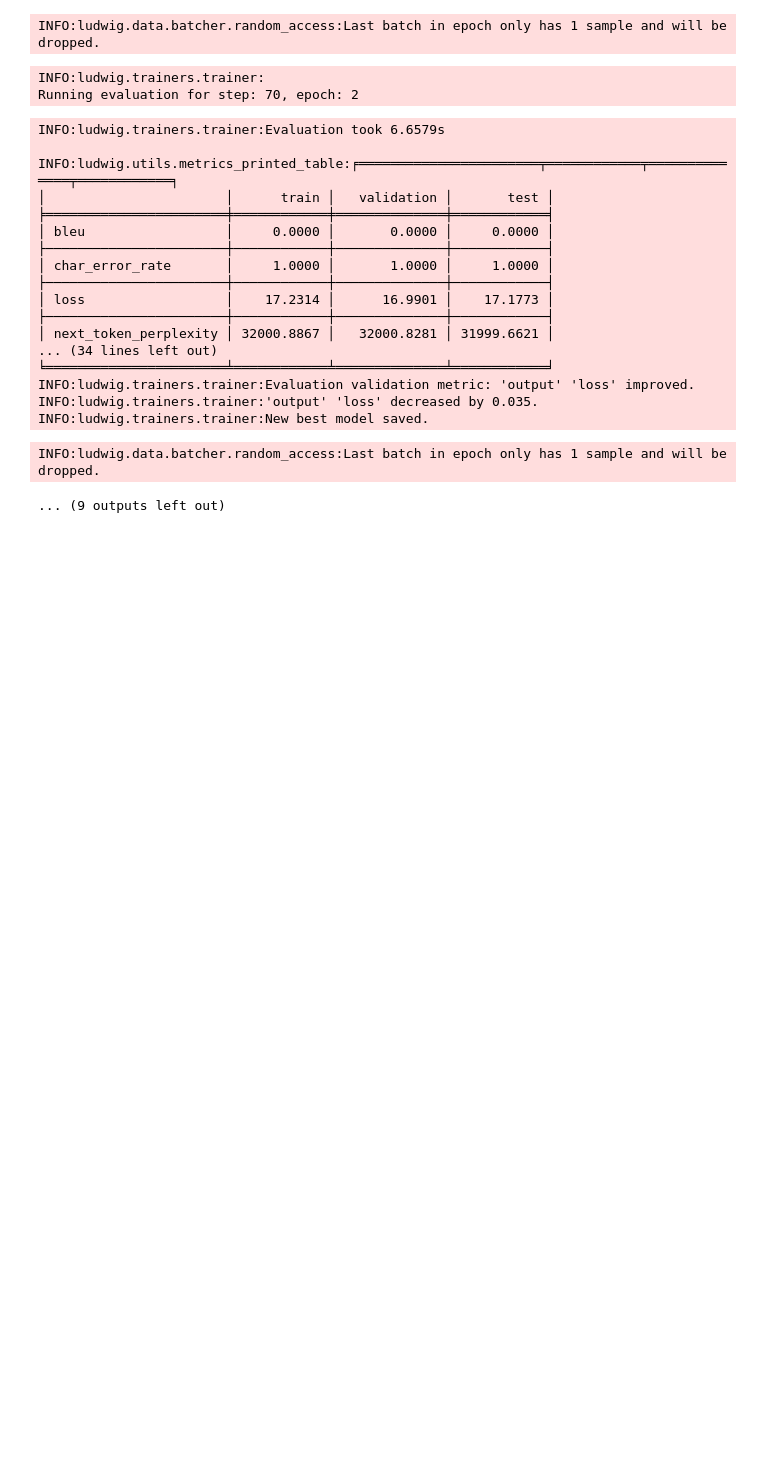
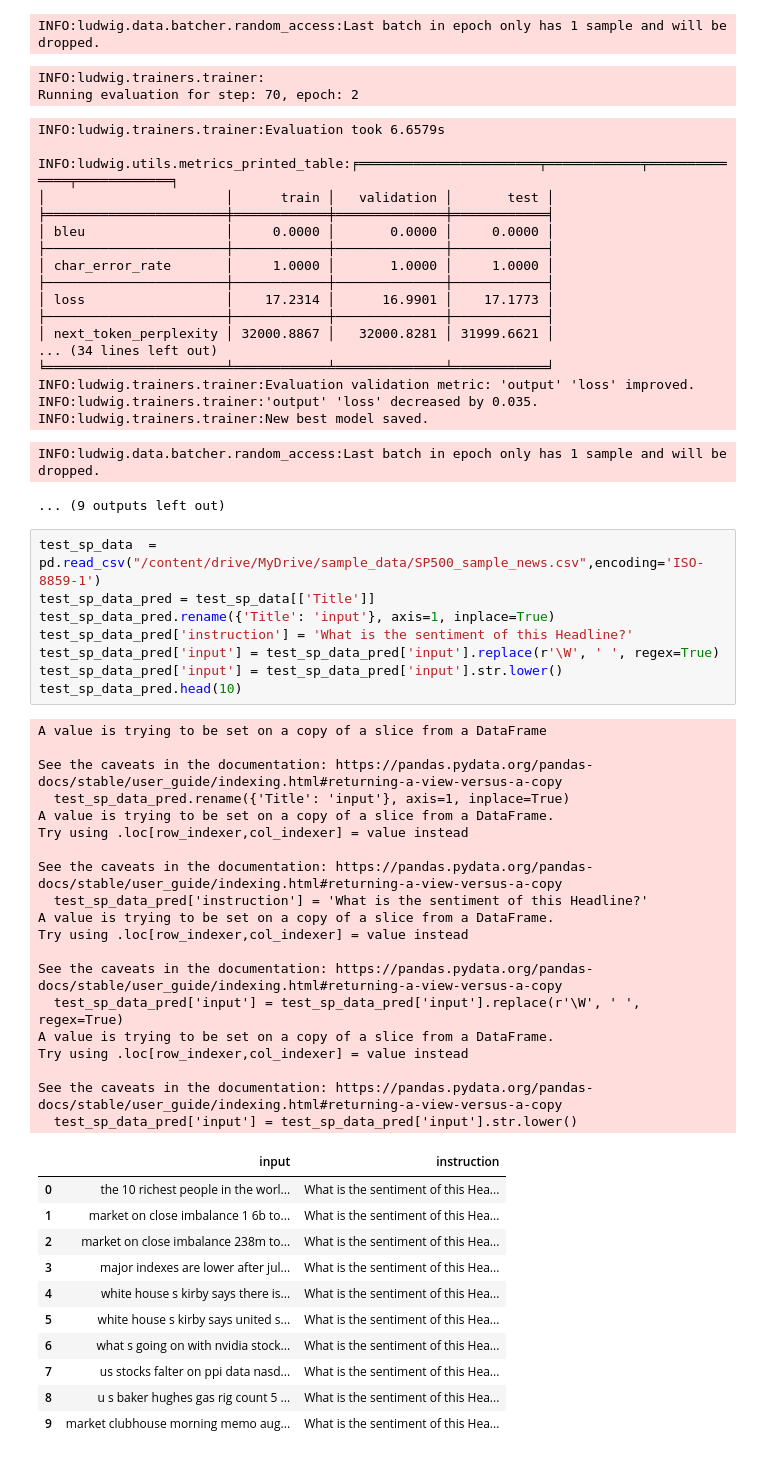
Before and after one commit to vikrammitra/prometheus, a Jupyter notebook: TestPEFTLoraLudwig.ipynb, the cells around one changed output. Saved outputs shown, nothing was run; the diff lists cells and outputs as text; blank space fills up the shorter version.

```diff
--- a/TestPEFTLoraLudwig.ipynb
+++ b/TestPEFTLoraLudwig.ipynb
@@ -257,3 +257,42 @@ INFO:ludwig.trainers.trainer:'output' 'loss' decreased by 0.035.
 INFO:ludwig.trainers.trainer:New best model saved.
 INFO:ludwig.data.batcher.random_access:Last batch in epoch only has 1 sample and will be dropped.
 ... (9 outputs left out)
+# %%
+test_sp_data  = pd.read_csv("/content/drive/MyDrive/sample_data/SP500_sample_news.csv",encoding='ISO-8859-1')
+test_sp_data_pred = test_sp_data[['Title']]
+test_sp_data_pred.rename({'Title': 'input'}, axis=1, inplace=True)
+test_sp_data_pred['instruction'] = 'What is the sentiment of this Headline?'
+test_sp_data_pred['input'] = test_sp_data_pred['input'].replace(r'\W', ' ', regex=True)
+test_sp_data_pred['input'] = test_sp_data_pred['input'].str.lower()
+test_sp_data_pred.head(10)
+# %% [output]
+A value is trying to be set on a copy of a slice from a DataFrame
+
+See the caveats in the documentation: https://pandas.pydata.org/pandas-docs/stable/user_guide/indexing.html#returning-a-view-versus-a-copy
+  test_sp_data_pred.rename({'Title': 'input'}, axis=1, inplace=True)
+A value is trying to be set on a copy of a slice from a DataFrame.
+Try using .loc[row_indexer,col_indexer] = value instead
+
+See the caveats in the documentation: https://pandas.pydata.org/pandas-docs/stable/user_guide/indexing.html#returning-a-view-versus-a-copy
+  test_sp_data_pred['instruction'] = 'What is the sentiment of this Headline?'
+A value is trying to be set on a copy of a slice from a DataFrame.
+Try using .loc[row_indexer,col_indexer] = value instead
+
+See the caveats in the documentation: https://pandas.pydata.org/pandas-docs/stable/user_guide/indexing.html#returning-a-view-versus-a-copy
+  test_sp_data_pred['input'] = test_sp_data_pred['input'].replace(r'\W', ' ', regex=True)
+A value is trying to be set on a copy of a slice from a DataFrame.
+Try using .loc[row_indexer,col_indexer] = value instead
+
+See the caveats in the documentation: https://pandas.pydata.org/pandas-docs/stable/user_guide/indexing.html#returning-a-view-versus-a-copy
+  test_sp_data_pred['input'] = test_sp_data_pred['input'].str.lower()
+|  | input | instruction |
+| 0 | the 10 richest people in the worl... | What is the sentiment of this Hea... |
+| 1 | market on close imbalance 1 6b to... | What is the sentiment of this Hea... |
+| 2 | market on close imbalance 238m to... | What is the sentiment of this Hea... |
+| 3 | major indexes are lower after jul... | What is the sentiment of this Hea... |
+| 4 | white house s kirby says there is... | What is the sentiment of this Hea... |
+| 5 | white house s kirby says united s... | What is the sentiment of this Hea... |
+| 6 | what s going on with nvidia stock... | What is the sentiment of this Hea... |
+| 7 | us stocks falter on ppi data nasd... | What is the sentiment of this Hea... |
+| 8 | u s baker hughes gas rig count 5 ... | What is the sentiment of this Hea... |
+| 9 | market clubhouse morning memo aug... | What is the sentiment of this Hea... |
```
Also changed, not shown: parts of 1 cell of this notebook.
